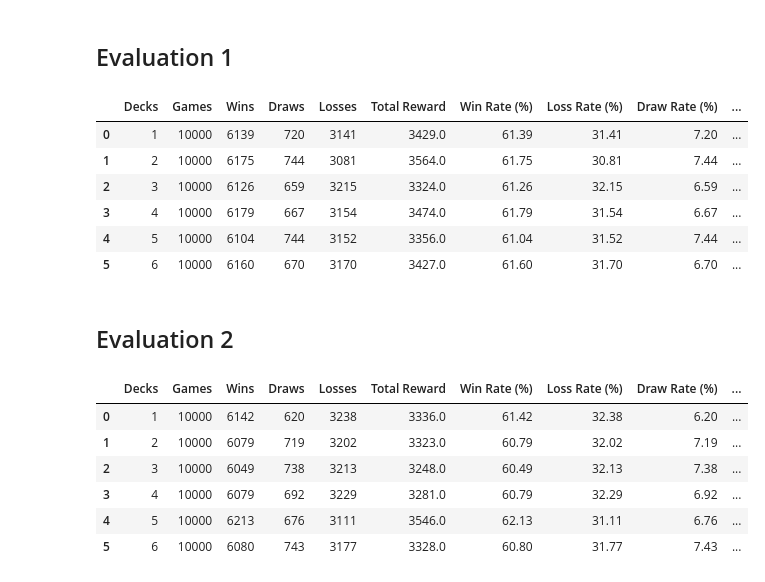
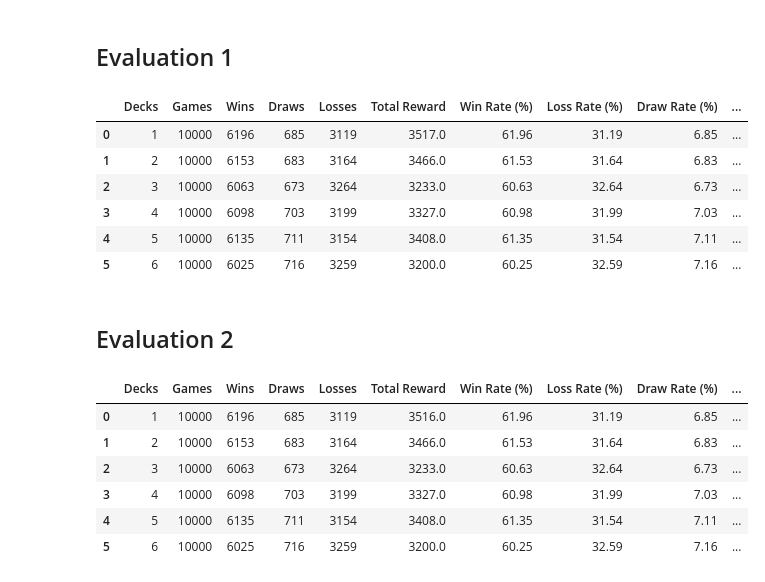
Before and after one commit to AHansViary/Blackjack-Simulation, a Jupyter notebook: Experiment-Complex/traditional.ipynb, the cells around one changed output. Cells and saved outputs as stored; diff of their text form; code cells hidden in the pictures.

```diff
--- a/Experiment-Complex/traditional.ipynb
+++ b/Experiment-Complex/traditional.ipynb
@@ -252,19 +252,26 @@ num_decks = 6
 
 for num_deck in range(1, num_decks + 1):
     env = BlackjackEnv(numdecks=num_deck, natural=False)
-
+    player_natural = 0
+    dealer_natural = 0
     wins = 0
     losses = 0
     draws = 0
     total_reward = 0
 
-    for game in range(num_games):
-        obs = env.reset()  # Slightly different seed per game
+
+    for game in range(1, num_games+1):
+        obs = env.reset(seed=game)  # Slightly different seed per game
         done = False
 
         while not done:
             current_hand = env.hands[env.current_hand]
             dealer_card = env.dealer[0]
+
+            if is_natural(current_hand):
+                player_natural += 1
+            if is_natural(env.dealer):
+                dealer_natural += 1
 
             # Determine valid actions
             valid_actions = [0, 1]  # Stick, Hit always valid
@@ -314,7 +321,9 @@ for num_deck in range(1, num_decks + 1):
         "Win Rate (%)": round((wins / num_games) * 100, 4),
         "Loss Rate (%)": round((losses / num_games) * 100, 4),
         "Draw Rate (%)": round((draws / num_games) * 100, 4),
-        "Average Reward": round(total_reward / num_games, 4)
+        "Average Reward": round(total_reward / num_games, 4),
+        "Player Natural": player_natural,
+        "Dealer Natural": dealer_natural,
     })
 
 # Convert to DataFrame
@@ -348,16 +357,22 @@ for num_deck in range(1, num_decks + 1):
     wins = 0
     losses = 0
     draws = 0
+    player_natural = 0
+    dealer_natural = 0
     total_reward = 0
 
     for game in range(1, num_games+1):
-        obs = env.reset()  # Slightly different seed per game
+        obs = env.reset(seed=game)  # Slightly different seed per game
         done = False
         money -= 1
 
         while not done:
             current_hand = env.hands[env.current_hand]
             dealer_card = env.dealer[0]
+            if is_natural(current_hand):
+                player_natural += 1
+            if is_natural(env.dealer):
+                dealer_natural += 1
 
             # Determine valid actions
             valid_actions = [0, 1]  # Stick, Hit always valid
@@ -414,6 +429,8 @@ for num_deck in range(1, num_decks + 1):
         "Draw Rate (%)": round((draws / game) * 100, 4),
         "Average Reward": round(total_reward / game, 4),
         "Final Money": money,
+        "Player Natural": player_natural,
+        "Dealer Natural": dealer_natural,
     })
 
 # Convert to DataFrame
@@ -487,9 +504,11 @@ for num_deck in range(1, num_decks + 1):
     losses = 0
     draws = 0
     total_reward = 0
+    dealer_natural = 0
+    player_natural = 0
 
-    for game in range(num_games):
-        obs = env.reset()  # Slightly different seed per game
+    for game in range(1, num_games+1):
+        obs = env.reset(seed=game)  # Slightly different seed per game
         done = False
 
         while not done:
@@ -524,40 +543,46 @@ for num_deck in range(1, num_decks + 1):
 
             obs, reward, done, _ = env.step(action)
 
             if done:
+                if is_natural(current_hand):
+                    player_natural += 1
+                if is_natural(env.dealer):
+                    dealer_natural += 1
                 total_reward += reward
                 if reward > 0:
                     wins += 1
                 elif reward < 0:
                     losses += 1
                 else:
                     draws += 1
 
     # Store results
     results.append({
         "Decks": num_deck,
         "Games": num_games,
         "Wins": wins,
         "Draws": draws,
         "Losses": losses,
         "Total Reward": total_reward,
         "Win Rate (%)": round((wins / num_games) * 100, 4),
         "Loss Rate (%)": round((losses / num_games) * 100, 4),
         "Draw Rate (%)": round((draws / num_games) * 100, 4),
-        "Average Reward": round(total_reward / num_games, 4)
+        "Average Reward": round(total_reward / num_games, 4),
+        "Player Natural": player_natural,
+        "Dealer Natural": dealer_natural,
     })
 
 # Convert to DataFrame
 df_simple_1 = pd.DataFrame(results)
 df_simple_1
 # %% [output]
 |  | Decks | Games | Wins | Draws | Losses | Total Reward | Win Rate (%) | Loss Rate (%) | Draw Rate (%) | ... |
-| 0 | 1 | 10000 | 6139 | 720 | 3141 | 3429.0 | 61.39 | 31.41 | 7.20 | ... |
-| 1 | 2 | 10000 | 6175 | 744 | 3081 | 3564.0 | 61.75 | 30.81 | 7.44 | ... |
-| 2 | 3 | 10000 | 6126 | 659 | 3215 | 3324.0 | 61.26 | 32.15 | 6.59 | ... |
-| 3 | 4 | 10000 | 6179 | 667 | 3154 | 3474.0 | 61.79 | 31.54 | 6.67 | ... |
-| 4 | 5 | 10000 | 6104 | 744 | 3152 | 3356.0 | 61.04 | 31.52 | 7.44 | ... |
-| 5 | 6 | 10000 | 6160 | 670 | 3170 | 3427.0 | 61.60 | 31.70 | 6.70 | ... |
+| 0 | 1 | 10000 | 6196 | 685 | 3119 | 3517.0 | 61.96 | 31.19 | 6.85 | ... |
+| 1 | 2 | 10000 | 6153 | 683 | 3164 | 3466.0 | 61.53 | 31.64 | 6.83 | ... |
+| 2 | 3 | 10000 | 6063 | 673 | 3264 | 3233.0 | 60.63 | 32.64 | 6.73 | ... |
+| 3 | 4 | 10000 | 6098 | 703 | 3199 | 3327.0 | 60.98 | 31.99 | 7.03 | ... |
+| 4 | 5 | 10000 | 6135 | 711 | 3154 | 3408.0 | 61.35 | 31.54 | 7.11 | ... |
+| 5 | 6 | 10000 | 6025 | 716 | 3259 | 3200.0 | 60.25 | 32.59 | 7.16 | ... |
 # %% [markdown]
 ## Evaluation 2
 # %%
@@ -579,9 +604,11 @@ for num_deck in range(1, num_decks + 1):
     losses = 0
     draws = 0
     total_reward = 0
+    player_natural = 0
+    dealer_natural = 0
 
     for game in range(1, num_games+1):
-        obs = env.reset()  # Slightly different seed per game
+        obs = env.reset(seed=game)  # Slightly different seed per game
         done = False
         money -= 1
 
@@ -618,6 +645,10 @@ for num_deck in range(1, num_decks + 1):
             obs, reward, done, _ = env.step(action)
 
             if done:
+                if is_natural(current_hand):
+                    player_natural += 1
+                if is_natural(env.dealer):
+                    dealer_natural += 1
                 total_reward += reward
                 if reward > 0:
                     wins += 1
@@ -644,6 +675,8 @@ for num_deck in range(1, num_decks + 1):
         "Draw Rate (%)": round((draws / game) * 100, 4),
         "Average Reward": round(total_reward / game, 4),
         "Final Money": money,
+        "Player Natural": player_natural,
+        "Dealer Natural": dealer_natural,
     })
 
 # Convert to DataFrame
@@ -651,9 +684,9 @@ df_simple_2 = pd.DataFrame(results)
 df_simple_2
 # %% [output]
 |  | Decks | Games | Wins | Draws | Losses | Total Reward | Win Rate (%) | Loss Rate (%) | Draw Rate (%) | ... |
-| 0 | 1 | 10000 | 6142 | 620 | 3238 | 3336.0 | 61.42 | 32.38 | 6.20 | ... |
-| 1 | 2 | 10000 | 6079 | 719 | 3202 | 3323.0 | 60.79 | 32.02 | 7.19 | ... |
-| 2 | 3 | 10000 | 6049 | 738 | 3213 | 3248.0 | 60.49 | 32.13 | 7.38 | ... |
-| 3 | 4 | 10000 | 6079 | 692 | 3229 | 3281.0 | 60.79 | 32.29 | 6.92 | ... |
-| 4 | 5 | 10000 | 6213 | 676 | 3111 | 3546.0 | 62.13 | 31.11 | 6.76 | ... |
-| 5 | 6 | 10000 | 6080 | 743 | 3177 | 3328.0 | 60.80 | 31.77 | 7.43 | ... |
+| 0 | 1 | 10000 | 6196 | 685 | 3119 | 3516.0 | 61.96 | 31.19 | 6.85 | ... |
+| 1 | 2 | 10000 | 6153 | 683 | 3164 | 3466.0 | 61.53 | 31.64 | 6.83 | ... |
+| 2 | 3 | 10000 | 6063 | 673 | 3264 | 3233.0 | 60.63 | 32.64 | 6.73 | ... |
+| 3 | 4 | 10000 | 6098 | 703 | 3199 | 3327.0 | 60.98 | 31.99 | 7.03 | ... |
+| 4 | 5 | 10000 | 6135 | 711 | 3154 | 3408.0 | 61.35 | 31.54 | 7.11 | ... |
+| 5 | 6 | 10000 | 6025 | 716 | 3259 | 3200.0 | 60.25 | 32.59 | 7.16 | ... |
```
Also changed, not shown: parts of 2 cells of this notebook, 13 other files.
